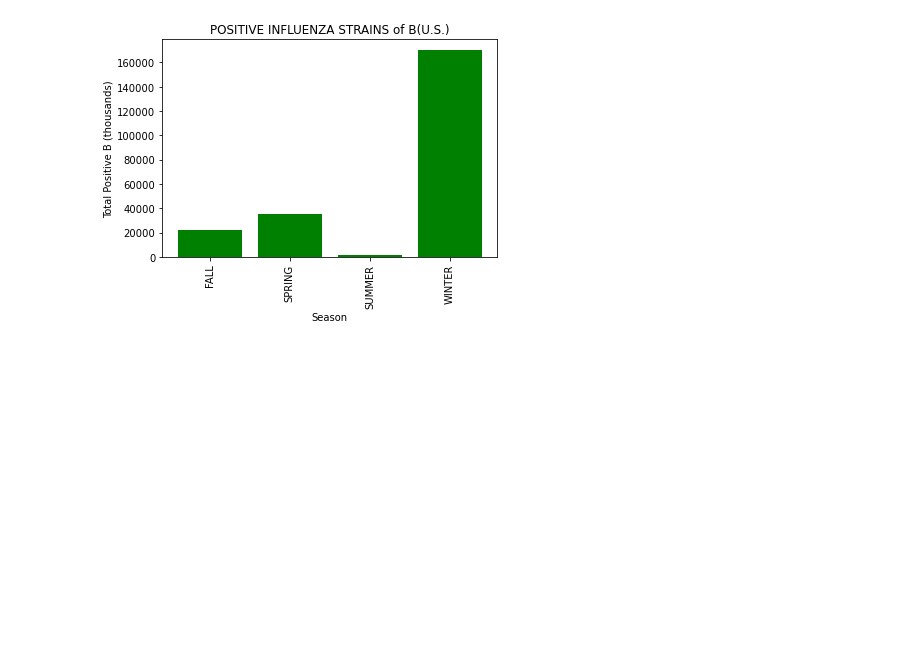
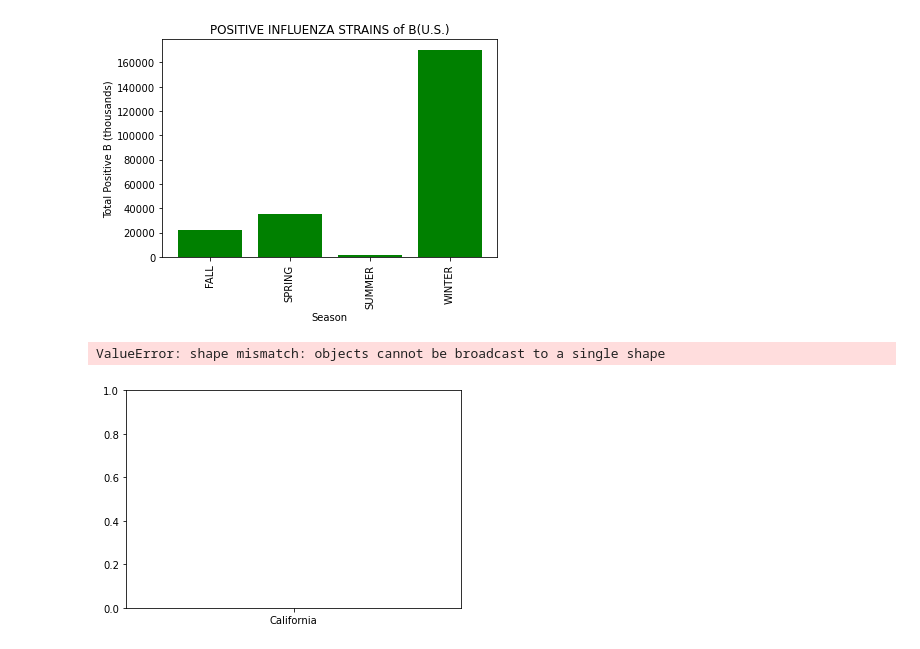
Before and after one commit to NinaPaljakkaCargo/GroupProject_1, a Jupyter notebook: IndivFiles/brian edits-checkpoint.ipynb, the cells around one changed output. Saved outputs shown, nothing was run; the diff lists cells and outputs as text; code cells hidden in the pictures; blank space fills up the shorter version.

Commit message:
working on comparing states to A and B flu

```diff
--- a/IndivFiles/brian edits-checkpoint.ipynb
+++ b/IndivFiles/brian edits-checkpoint.ipynb
@@ -203,3 +203,18 @@ plt.title('POSITIVE INFLUENZA STRAINS of B(U.S.)')
 plt.show()
 # %% [output]
 [figure]
+# %%
+# bar graph comparing states with A and B flu
+
+total = nxt_clin.groupby(['REGION']).mean()['TOTAL']
+states = ['California','Texas','New York','Florida','Ohio', 'Missouri', 'Oregon', 'Arizona', 'Minnesota', 'Maryland']
+plt.bar(states, total, color='blue')
+plt.xticks(rotation=90)
+plt.xlabel('states')
+plt.ylabel('Total Influenza Positives (millions)')
+plt.title('Total Influenza infections in selected (U.S.)')
+plt.ylim ([0, 800])
+plt.show()
+# %% [output]
+ValueError: shape mismatch: objects cannot be broadcast to a single shape
+[figure, added]
```
